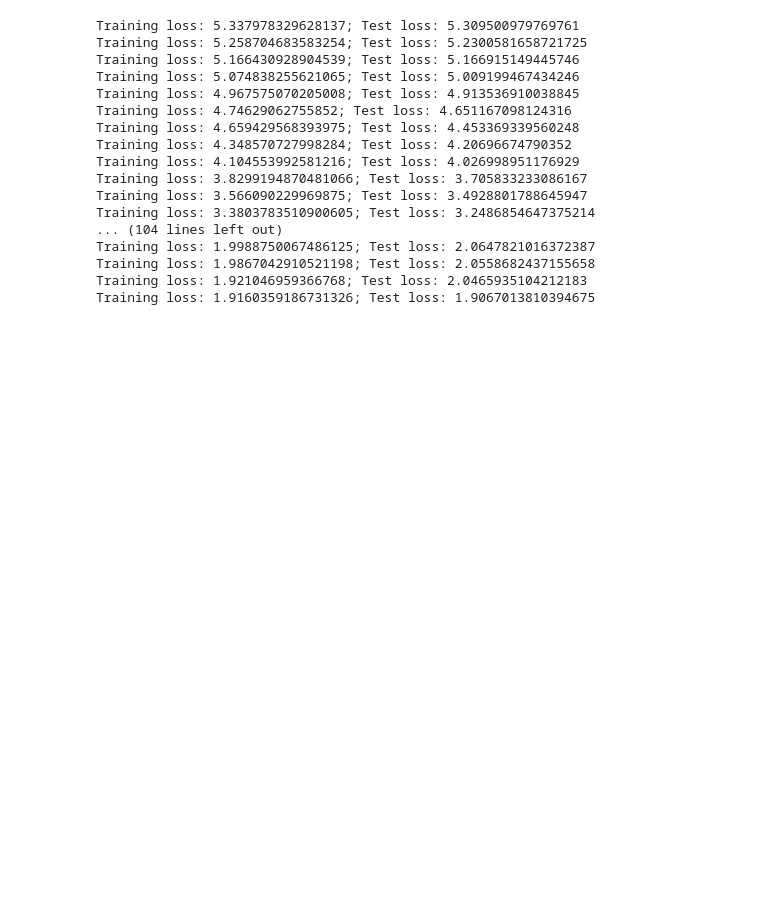
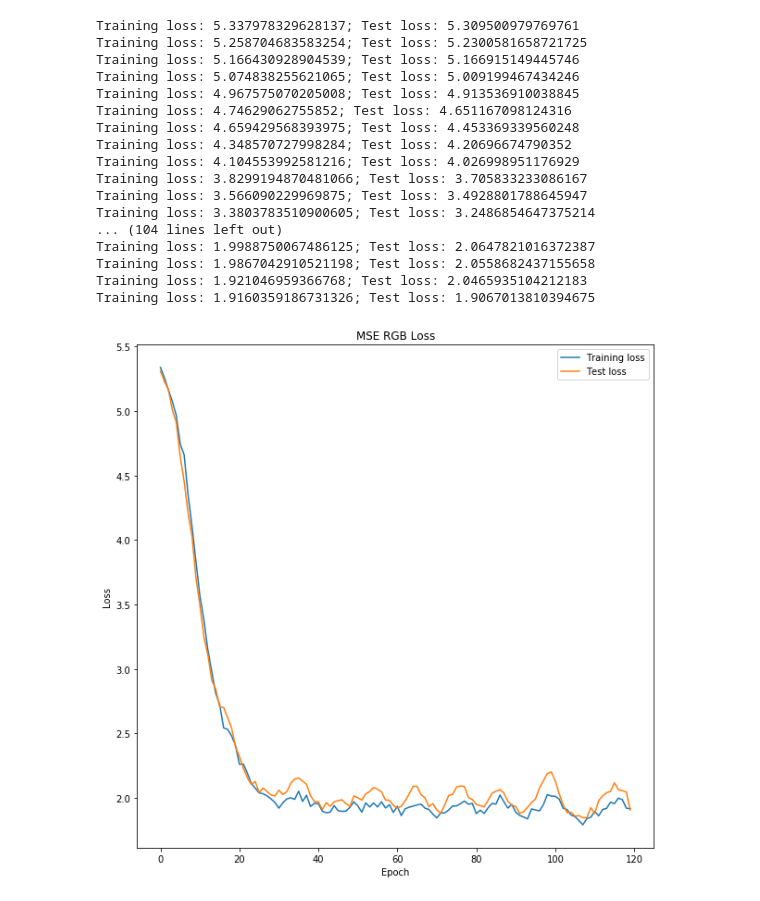
Before and after one commit to GuilhermeFreire/ColorAE, a Jupyter notebook: ColorAE.ipynb, the cells around one changed output. Drawn from its saved outputs; the diff is of its cells as text; code cells hidden in the pictures; blank space fills up the shorter version.

Commit message:
Added loss plot

```diff
--- a/ColorAE.ipynb
+++ b/ColorAE.ipynb
@@ -14,9 +14,6 @@ if not os.path.isdir(base_folder):
 mode = "gpu"
 device_idx = 0
 if mode == "gpu":
-    device = torch.device(f"cuda:{device_idx}" if torch.cuda.is_available() else "cpu")
-elif mode == "tpu":
-    # TODO
     device = torch.device(f"cuda:{device_idx}" if torch.cuda.is_available() else "cpu")
 else:
     device = torch.device("cpu")
@@ -139,9 +136,9 @@ def train(model, epochs=120):
         train_losses.append(epoch_train_loss)
         test_losses.append(test_loss)
         print(f"Training loss: {epoch_train_loss}; Test loss: {test_loss}")
+    return train_losses, test_losses
 
-
-train(model)
+train_losses, test_losses = train(model)
 # %% [output]
 Training loss: 5.337978329628137; Test loss: 5.309500979769761
 Training loss: 5.258704683583254; Test loss: 5.2300581658721725
@@ -160,3 +157,14 @@ Training loss: 1.9988750067486125; Test loss: 2.0647821016372387
 Training loss: 1.9867042910521198; Test loss: 2.0558682437155658
 Training loss: 1.921046959366768; Test loss: 2.0465935104212183
 Training loss: 1.9160359186731326; Test loss: 1.9067013810394675
+# %%
+plt.figure(figsize=(10, 10))
+plt.plot(train_losses, label="Training loss")
+plt.plot(test_losses, label="Test loss")
+plt.title("MSE RGB Loss")
+plt.xlabel("Epoch")
+plt.ylabel("Loss")
+plt.legend()
+plt.show()
+# %% [output]
+[figure, added]
```
